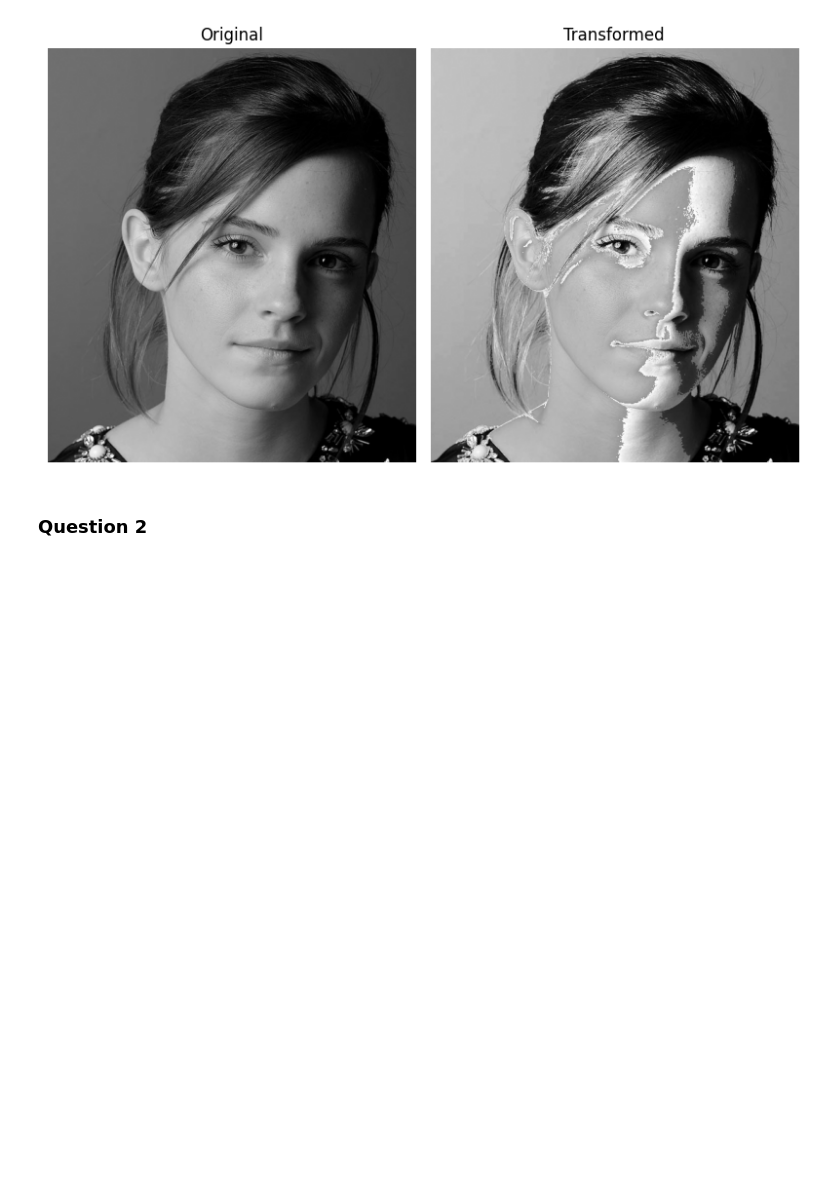
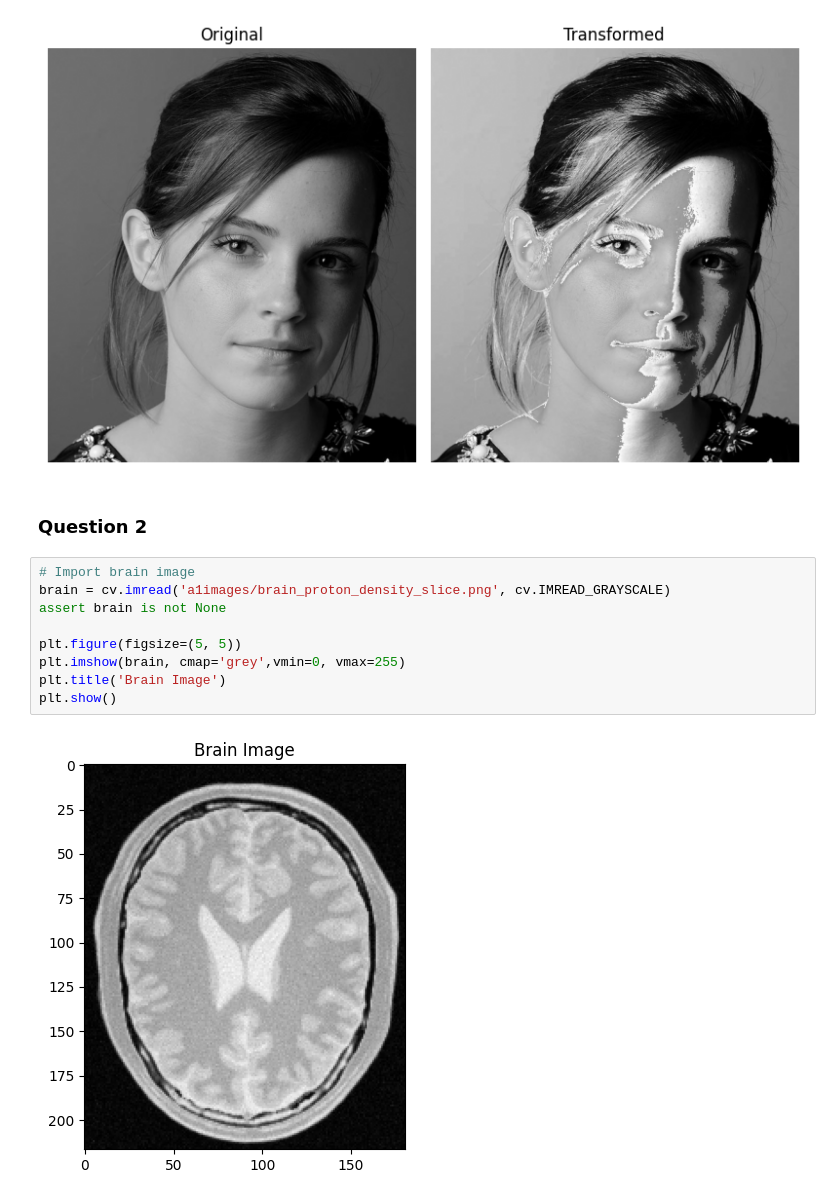
Before and after one commit to HirushikaPelagewtta/Image_Processing_and_Machine_Vision, a Jupyter notebook: Assgnment_1.ipynb, the cells around one changed output. Cells and saved outputs as stored; diff of their text form; blank space fills up the shorter version.

```diff
--- a/Assgnment_1.ipynb
+++ b/Assgnment_1.ipynb
@@ -70,3 +62,14 @@ plt.show()
 [figure]
 # %% [markdown]
 ### Question 2
+# %%
+# Import brain image
+brain = cv.imread('a1images/brain_proton_density_slice.png', cv.IMREAD_GRAYSCALE)
+assert brain is not None
+
+plt.figure(figsize=(5, 5))
+plt.imshow(brain, cmap='grey',vmin=0, vmax=255)
+plt.title('Brain Image')
+plt.show()
+# %% [output]
+[figure, added]
```
Also changed, not shown: parts of 11 cells of this notebook.
